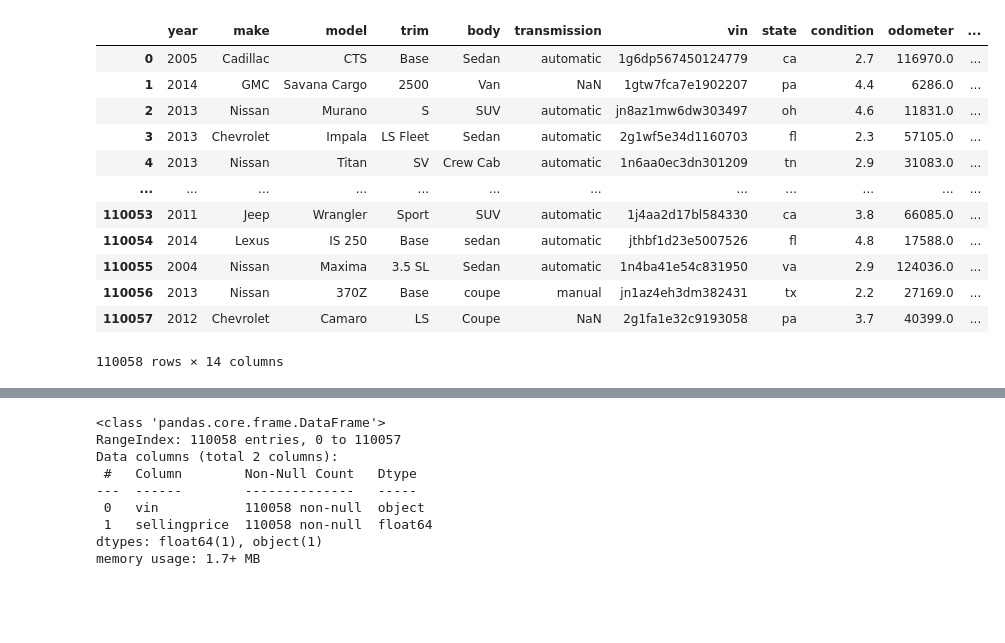
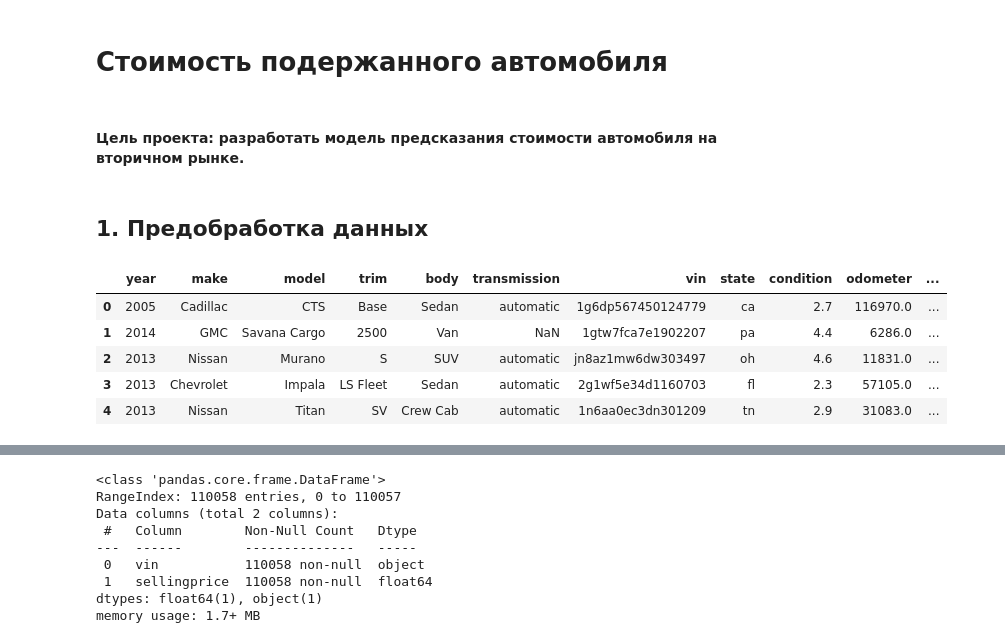
Before and after one commit to Ilona-di/kaggle_competition_vehicle_price, a Jupyter notebook: Vehicle_price_predictions.ipynb, the cells around one changed output, grey strips where cells are left out. Cells and saved outputs as stored; diff of their text form; code cells hidden in the pictures; blank space fills up the shorter version.

```diff
--- a/Vehicle_price_predictions.ipynb
+++ b/Vehicle_price_predictions.ipynb
@@ -1,3 +1,9 @@
+# %% [markdown]
+# Стоимость подержанного автомобиля
+# %% [markdown]
+#### Цель проекта: разработать модель предсказания стоимости автомобиля на вторичном рынке.
+# %% [markdown]
+## 1. Предобработка данных
 # %%
 import pandas as pd
 from matplotlib import pyplot as plt
@@ -10,20 +16,13 @@ from sklearn.metrics import mean_absolute_percentage_error
 # %%
 test = pd.read_csv('test.csv')
 # %%
-test
+test.head(5)
 # %% [output]
 |  | year | make | model | trim | body | transmission | vin | state | condition | odometer | ... |
 | 0 | 2005 | Cadillac | CTS | Base | Sedan | automatic | 1g6dp567450124779 | ca | 2.7 | 116970.0 | ... |
 | 1 | 2014 | GMC | Savana Cargo | 2500 | Van | NaN | 1gtw7fca7e1902207 | pa | 4.4 | 6286.0 | ... |
 | 2 | 2013 | Nissan | Murano | S | SUV | automatic | jn8az1mw6dw303497 | oh | 4.6 | 11831.0 | ... |
 | 3 | 2013 | Chevrolet | Impala | LS Fleet | Sedan | automatic | 2g1wf5e34d1160703 | fl | 2.3 | 57105.0 | ... |
 | 4 | 2013 | Nissan | Titan | SV | Crew Cab | automatic | 1n6aa0ec3dn301209 | tn | 2.9 | 31083.0 | ... |
-| ... | ... | ... | ... | ... | ... | ... | ... | ... | ... | ... | ... |
-| 110053 | 2011 | Jeep | Wrangler | Sport | SUV | automatic | 1j4aa2d17bl584330 | ca | 3.8 | 66085.0 | ... |
-| 110054 | 2014 | Lexus | IS 250 | Base | sedan | automatic | jthbf1d23e5007526 | fl | 4.8 | 17588.0 | ... |
-| 110055 | 2004 | Nissan | Maxima | 3.5 SL | Sedan | automatic | 1n4ba41e54c831950 | va | 2.9 | 124036.0 | ... |
-| 110056 | 2013 | Nissan | 370Z | Base | coupe | manual | jn1az4eh3dm382431 | tx | 2.2 | 27169.0 | ... |
-| 110057 | 2012 | Chevrolet | Camaro | LS | Coupe | NaN | 2g1fa1e32c9193058 | pa | 3.7 | 40399.0 | ... |
-110058 rows × 14 columns
 # %%
 train = pd.read_csv('train.csv')
```
Also changed, not shown: parts of 89 cells of this notebook.
